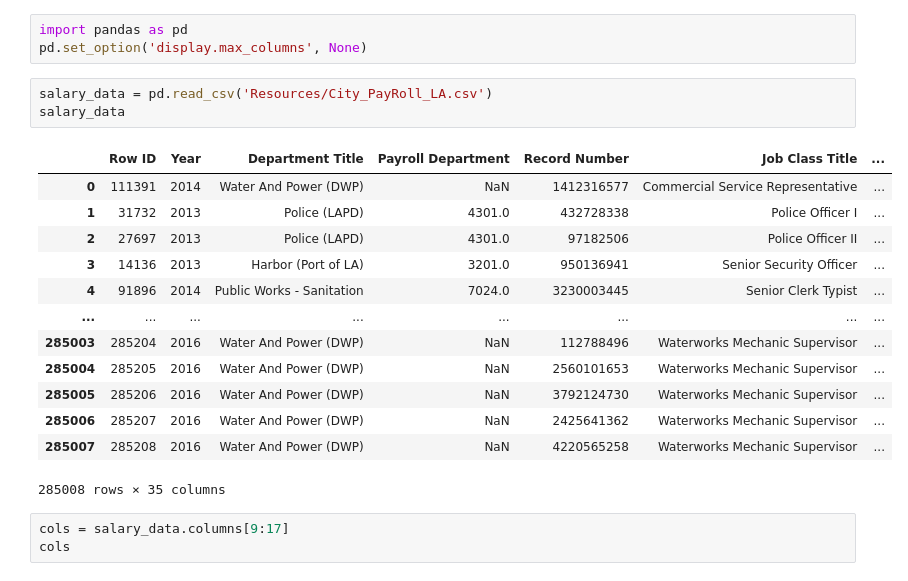
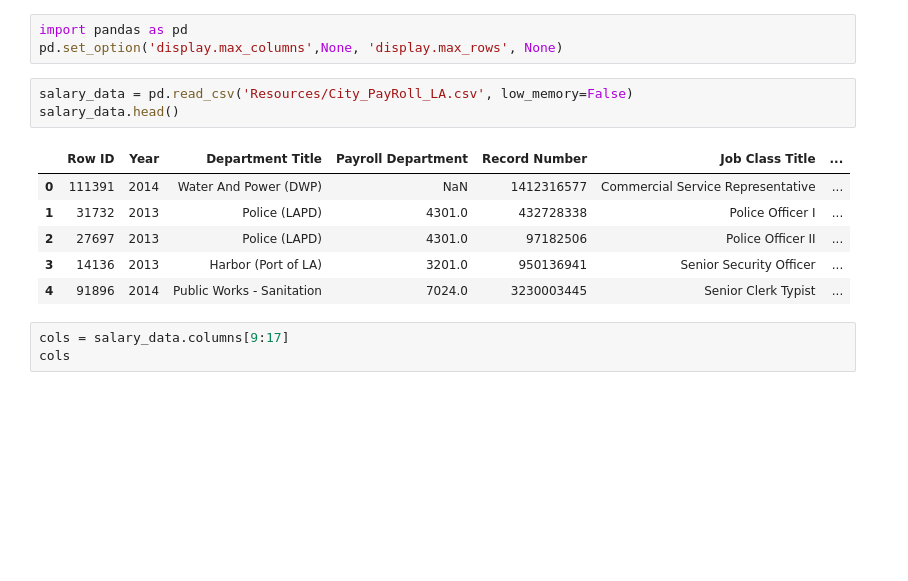
Before and after one commit to harikapeddi/Los_Angeles_Data_Project1, a Jupyter notebook: Salary_Analysis.ipynb, the cells around one changed output. Saved outputs shown, nothing was run; the diff lists cells and outputs as text; blank space fills up the shorter version.

Commit message:
did analysis in Salary_Analysis file

```diff
--- a/Salary_Analysis.ipynb
+++ b/Salary_Analysis.ipynb
@@ -1,23 +1,16 @@
 # %%
 import pandas as pd
-pd.set_option('display.max_columns', None)
+pd.set_option('display.max_columns',None, 'display.max_rows', None)
 # %%
-salary_data = pd.read_csv('Resources/City_PayRoll_LA.csv')
-salary_data
+salary_data = pd.read_csv('Resources/City_PayRoll_LA.csv', low_memory=False)
+salary_data.head()
 # %% [output]
 |  | Row ID | Year | Department Title | Payroll Department | Record Number | Job Class Title | ... |
 | 0 | 111391 | 2014 | Water And Power (DWP) | NaN | 1412316577 | Commercial Service Representative | ... |
 | 1 | 31732 | 2013 | Police (LAPD) | 4301.0 | 432728338 | Police Officer I | ... |
 | 2 | 27697 | 2013 | Police (LAPD) | 4301.0 | 97182506 | Police Officer II | ... |
 | 3 | 14136 | 2013 | Harbor (Port of LA) | 3201.0 | 950136941 | Senior Security Officer | ... |
 | 4 | 91896 | 2014 | Public Works - Sanitation | 7024.0 | 3230003445 | Senior Clerk Typist | ... |
-| ... | ... | ... | ... | ... | ... | ... | ... |
-| 285003 | 285204 | 2016 | Water And Power (DWP) | NaN | 112788496 | Waterworks Mechanic Supervisor | ... |
-| 285004 | 285205 | 2016 | Water And Power (DWP) | NaN | 2560101653 | Waterworks Mechanic Supervisor | ... |
-| 285005 | 285206 | 2016 | Water And Power (DWP) | NaN | 3792124730 | Waterworks Mechanic Supervisor | ... |
-| 285006 | 285207 | 2016 | Water And Power (DWP) | NaN | 2425641362 | Waterworks Mechanic Supervisor | ... |
-| 285007 | 285208 | 2016 | Water And Power (DWP) | NaN | 4220565258 | Waterworks Mechanic Supervisor | ... |
-285008 rows × 35 columns
 # %%
 cols = salary_data.columns[9:17]
 cols
```
Also changed, not shown: parts of 41 cells of this notebook, 1 other file.
